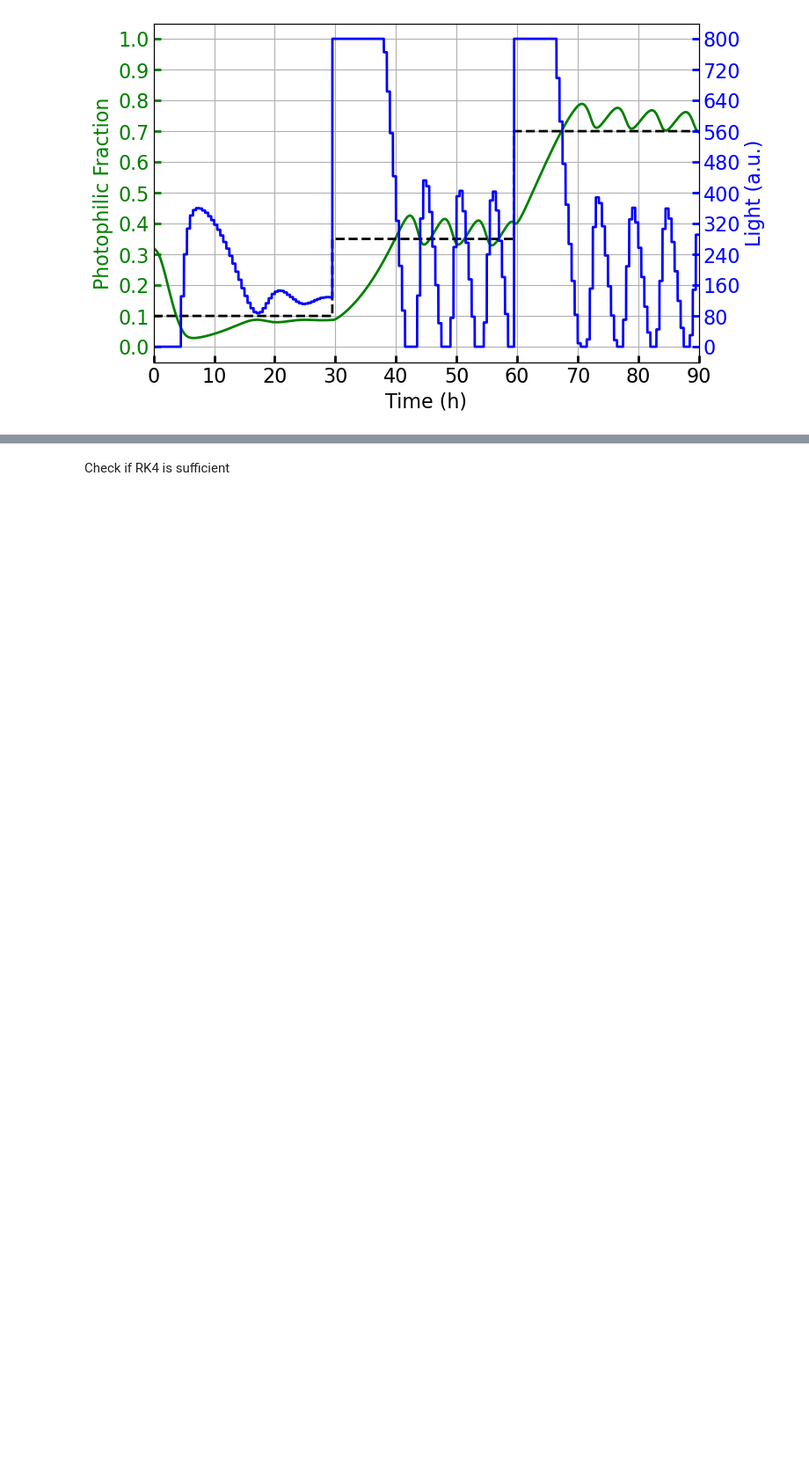
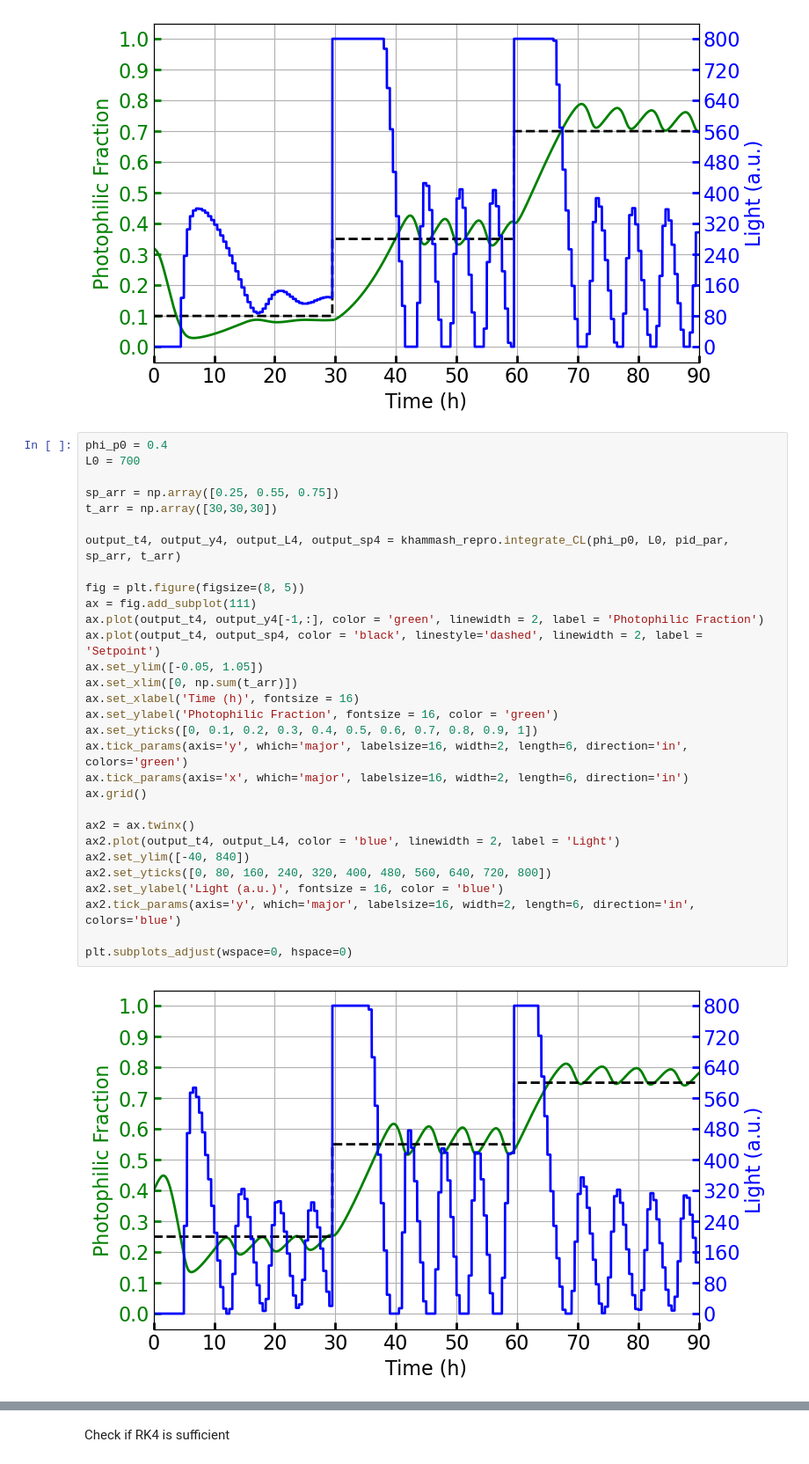
Before and after one commit to saurabhmalani1994/controlledLearning, a Jupyter notebook: abitbadPID.ipynb, the cells around one changed output, grey strips where cells are left out. Shown: that part at 88% size. Drawn from its saved outputs; the diff is of its cells as text; blank space fills up the shorter version.

```diff
--- a/abitbadPID.ipynb
+++ b/abitbadPID.ipynb
@@ -105,6 +105,38 @@ ax2.tick_params(axis='y', which='major', labelsize=16, width=2, length=6, direct
 plt.subplots_adjust(wspace=0, hspace=0)
 # %% [output]
 [figure]
+# %%
+phi_p0 = 0.4
+L0 = 700
+
+sp_arr = np.array([0.25, 0.55, 0.75])
+t_arr = np.array([30,30,30])
+
+output_t4, output_y4, output_L4, output_sp4 = khammash_repro.integrate_CL(phi_p0, L0, pid_par, sp_arr, t_arr)
+
+fig = plt.figure(figsize=(8, 5))
+ax = fig.add_subplot(111)
+ax.plot(output_t4, output_y4[-1,:], color = 'green', linewidth = 2, label = 'Photophilic Fraction')
+ax.plot(output_t4, output_sp4, color = 'black', linestyle='dashed', linewidth = 2, label = 'Setpoint')
+ax.set_ylim([-0.05, 1.05])
+ax.set_xlim([0, np.sum(t_arr)])
+ax.set_xlabel('Time (h)', fontsize = 16)
+ax.set_ylabel('Photophilic Fraction', fontsize = 16, color = 'green')
+ax.set_yticks([0, 0.1, 0.2, 0.3, 0.4, 0.5, 0.6, 0.7, 0.8, 0.9, 1])
+ax.tick_params(axis='y', which='major', labelsize=16, width=2, length=6, direction='in', colors='green')
+ax.tick_params(axis='x', which='major', labelsize=16, width=2, length=6, direction='in')
+ax.grid()
+
+ax2 = ax.twinx()
+ax2.plot(output_t4, output_L4, color = 'blue', linewidth = 2, label = 'Light')
+ax2.set_ylim([-40, 840])
+ax2.set_yticks([0, 80, 160, 240, 320, 400, 480, 560, 640, 720, 800])
+ax2.set_ylabel('Light (a.u.)', fontsize = 16, color = 'blue')
+ax2.tick_params(axis='y', which='major', labelsize=16, width=2, length=6, direction='in', colors='blue')
+
+plt.subplots_adjust(wspace=0, hspace=0)
+# %% [output]
+[figure, added]
 # %%
 fig = plt.figure(figsize=(8, 7))
 ax = fig.add_subplot(211)
```
Also changed, not shown: parts of 14 cells of this notebook, 11 other files.
